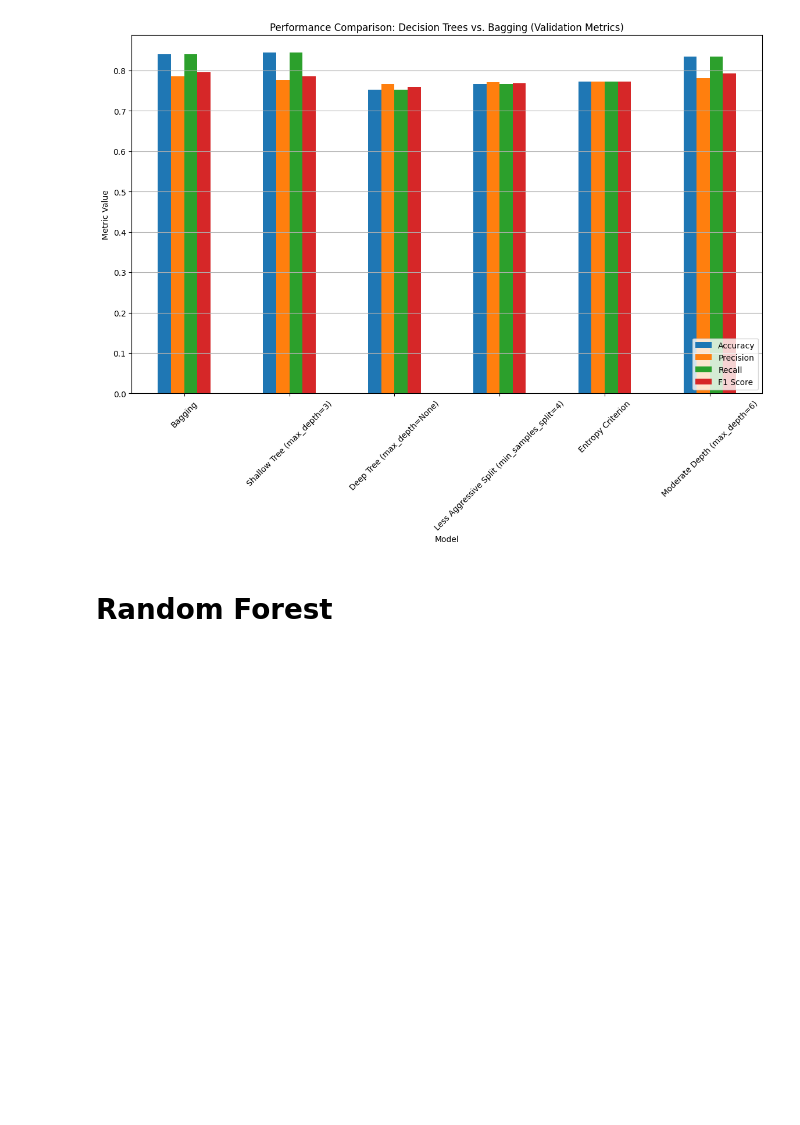
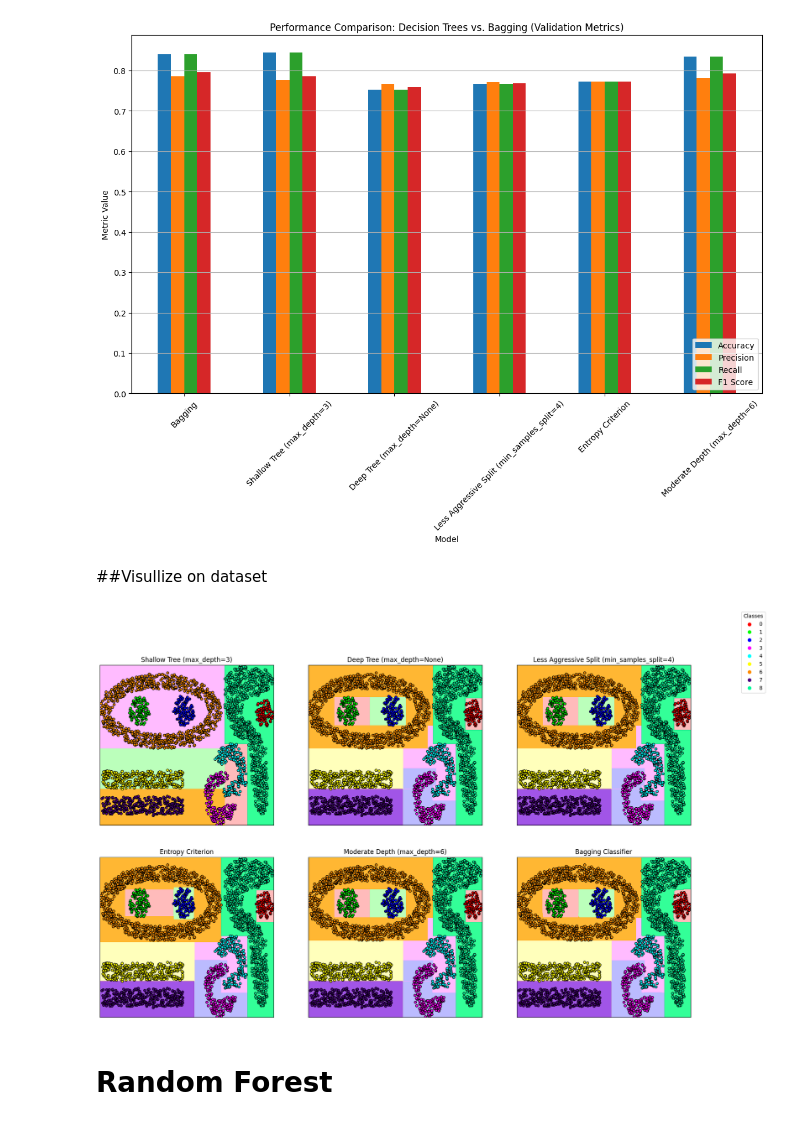
Before and after one commit to mmdreza00mirrashid/Ensemble-learning, a Jupyter notebook: Main.ipynb, the cells around one changed output. Saved outputs shown, nothing was run; the diff lists cells and outputs as text; code cells hidden in the pictures; blank space fills up the shorter version.

```diff
--- a/Main.ipynb
+++ b/Main.ipynb
@@ -251,5 +307,60 @@ Comparison of Validation Metrics:
 4  0.772614
 5  0.791957
 [figure]
+# %% [markdown]
+##Visullize on dataset
+# %%
+# Define color maps
+cmap_light = ListedColormap([
+    '#FFAAAA', '#AAFFAA', '#AAAAFF', '#FFAAFF',
+    '#AAFFFF', '#FFFFAA', '#FFA500', '#8A2BE2', '#00FF7F'
+])
+cmap_bold = ListedColormap([
+    '#FF0000', '#00FF00', '#0000FF', '#FF00FF',
+    '#00FFFF', '#FFFF00', '#FF8C00', '#4B0082', '#00FA9A'
+])
+
+# Create a mesh grid for plotting
+x_min, x_max = X.iloc[:, 0].min() - 1, X.iloc[:, 0].max() + 1
+y_min, y_max = X.iloc[:, 1].min() - 1, X.iloc[:, 1].max() + 1
+xx, yy = np.meshgrid(np.arange(x_min, x_max, 0.1),
+                     np.arange(y_min, y_max, 0.1))
+
+# Define the models
+models = [
+    ('Shallow Tree (max_depth=3)', DecisionTreeClassifier(max_depth=3, random_state=42)),
+    ('Deep Tree (max_depth=None)', DecisionTreeClassifier(max_depth=None, random_state=42)),
+    ('Less Aggressive Split (min_samples_split=4)', DecisionTreeClassifier(min_samples_split=4, random_state=42)),
+    ('Entropy Criterion', DecisionTreeClassifier(criterion='entropy', random_state=42)),
+    ('Moderate Depth (max_depth=6)', DecisionTreeClassifier(max_depth=6, random_state=42)),
+    ('Bagging Classifier', BaggingClassifier(base_estimator=DecisionTreeClassifier(), n_estimators=30, random_state=42))
+]
+
+fig, axs = plt.subplots(2, 3, figsize=(20, 12))
+axs = axs.ravel()
+
+for idx, (name, model) in enumerate(models):
+    # Fit the model
+    model.fit(X, y)
+    Z = model.predict(np.c_[xx.ravel(), yy.ravel()])
+    Z = Z.reshape(xx.shape)
+    axs[idx].contourf(xx, yy, Z, cmap=cmap_light, alpha=0.8)
+
+    # Plot training points
+    scatter = axs[idx].scatter(X.iloc[:, 0], X.iloc[:, 1], c=y, cmap=cmap_bold, edgecolor='k', s=20)
+    axs[idx].set_xlim(xx.min(), xx.max())
+    axs[idx].set_ylim(yy.min(), yy.max())
+    axs[idx].set_xticks(())
+    axs[idx].set_yticks(())
+    axs[idx].set_title(name)
+
+
+# Add a legend
+handles, labels = scatter.legend_elements()
+fig.legend(handles, labels, loc='upper right', title='Classes')
+
+plt.show()
+# %% [output]
+[figure, added]
 # %% [markdown]
 # Random Forest
```
Also changed, not shown: parts of 26 cells of this notebook, 10 other files.
